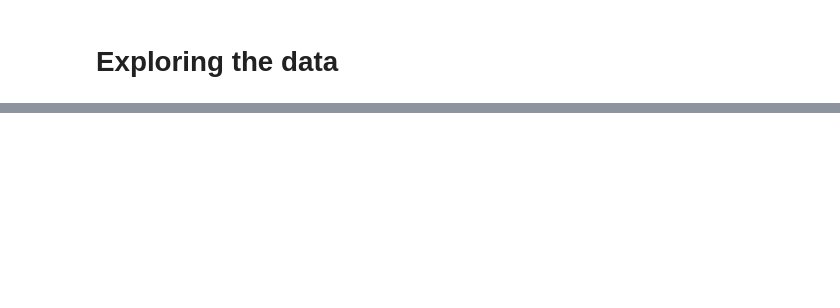
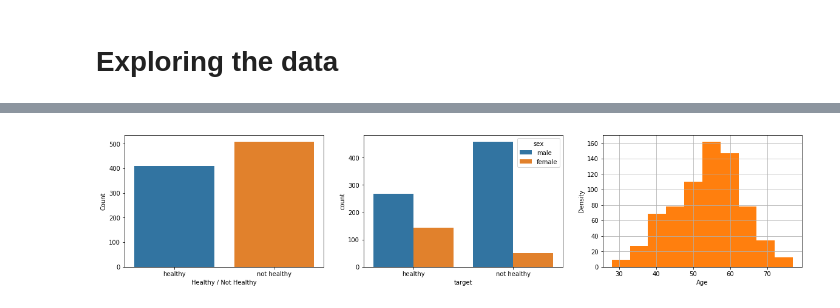
Before and after one commit to dimitraz/medical-data, a Jupyter notebook: Data Wrangling.ipynb, the cells around one changed output, grey strips where cells are left out. Saved outputs shown, nothing was run; the diff lists cells and outputs as text; code cells hidden in the pictures; blank space fills up the shorter version.

```diff
--- a/Data Wrangling.ipynb
+++ b/Data Wrangling.ipynb
@@ -307,0 +266,92 @@ ax[1].set(xlabel='Sex', ylabel='Heart Disease')
+# %%
+# Make a copy of the data to relabel the categories
+data = df.copy()
+data['sex'] = data['sex'].replace({0: 'female', 1: 'male'})
+data['target'] = data['target'].replace({0: 'healthy', 1: 'not healthy'})
+
+# -------------------------------------------------
+# Row 1
+# -------------------------------------------------
+fig, ax = plt.subplots(nrows=1, ncols=3, figsize=(20, 4))
+
+# 0: Plot amount of healthy / sick patients
+sns.countplot(x='target', data=data, ax=ax[0])
+ax[0].set(xlabel='Healthy / Not Healthy', ylabel='Count')
+
+# 1: Plot heart disease probability for gender
+sns.countplot(x='target', hue="sex", data=data, ax=ax[1])
+
+# 2: Plot age histogram
+df.groupby('sex').age.hist()
+ax[2].set(xlabel='Age', ylabel='Density')
+
+
+# -------------------------------------------------
+# Row 2
+# -------------------------------------------------
+fig, ax = plt.subplots(nrows=1, ncols=3, figsize=(20, 4))
+
+# Plot cholestorol distribution
+sns.distplot(df['cholestorol'], ax=ax[0])
+
+# Plot sex by healthy vs not healthy
+sns.countplot(x='sex', hue="target", data=data, ax=ax[1])
+
+# Plot age by healthy vs not healthy
+sns.kdeplot(data.age[data.target == "healthy"], label='healthy', ax=ax[2])
+sns.kdeplot(data.age[data.target == "not healthy"], label='not healthy', ax=ax[2])
+ax[2].set(xlabel='Age')
+
+# sns.barplot(x='sex', y='target', data=df)
+# ax[1].set(xlabel='Sex', ylabel='Heart Disease')
+
+# -------------------------------------------------
+# Row 3
+# -------------------------------------------------
+fig, ax = plt.subplots(nrows=1, ncols=3, figsize=(20, 4))
+
+# Plot cholestorol by healthy vs not healthy
+sns.kdeplot(data.cholestorol[data.target == "healthy"], label='healthy', ax=ax[0])
+sns.kdeplot(data.cholestorol[data.target == "not healthy"], label='not healthy', ax=ax[0])
+ax[0].set(xlabel='Cholestorol')
+
+# Plot heart rate by healthy vs not healthy
+sns.kdeplot(data.max_heart_rate[data.target == "healthy"], label='healthy', ax=ax[1])
+sns.kdeplot(data.max_heart_rate[data.target == "not healthy"], label='not healthy', ax=ax[1])
+ax[1].set(xlabel='Max heart rate')
+
+# Plot chest pain by healthy vs not healthy
+sns.countplot(x='chest_pain', hue="target", data=data, ax=ax[2])
+
+# -------------------------------------------------
+# Row 4
+# -------------------------------------------------
+fig, ax = plt.subplots(nrows=1, ncols=3, figsize=(20, 4))
+
+# Plot exercise chest pain by healthy vs not healthy
+sns.countplot(x='exercise_angina', hue="target", data=data, ax=ax[0])
+
+# Plot rest ecg by healthy vs not healthy
+sns.countplot(x='rest_ecg', hue="target", data=data, ax=ax[1])
+
+# Plot blood pressure by healthy vs not healthy
+sns.kdeplot(data.rest_blood_pressure[data.target == "healthy"], label='healthy', ax=ax[2])
+sns.kdeplot(data.rest_blood_pressure[data.target == "not healthy"], label='not healthy', ax=ax[2])
+ax[2].set(xlabel='Resting blood pressure')
+
+# -------------------------------------------------
+# Row 4
+# -------------------------------------------------
+fig, ax = plt.subplots(nrows=1, ncols=3, figsize=(20, 4))
+
+# Plot fasting blood sugar by healthy vs not healthy
+sns.countplot(x='fast_blood_sugar', hue="target", data=data, ax=ax[0])
+
+# Plot st slope by healthy vs not healthy
+sns.countplot(x='st_slope', hue="target", data=data, ax=ax[1])
+
+# Plot st depression by healthy vs not healthy
+sns.kdeplot(data.st_depression[data.target == "healthy"], label='healthy', ax=ax[2])
+sns.kdeplot(data.st_depression[data.target == "not healthy"], label='not healthy', ax=ax[2])
+ax[2].set(xlabel='ST depression')
+# %% [output]
@@ -307,0 +359 @@ ax[1].set(xlabel='Sex', ylabel='Heart Disease')
+[figure, added]
```
Also changed, not shown: parts of 30 cells of this notebook.
